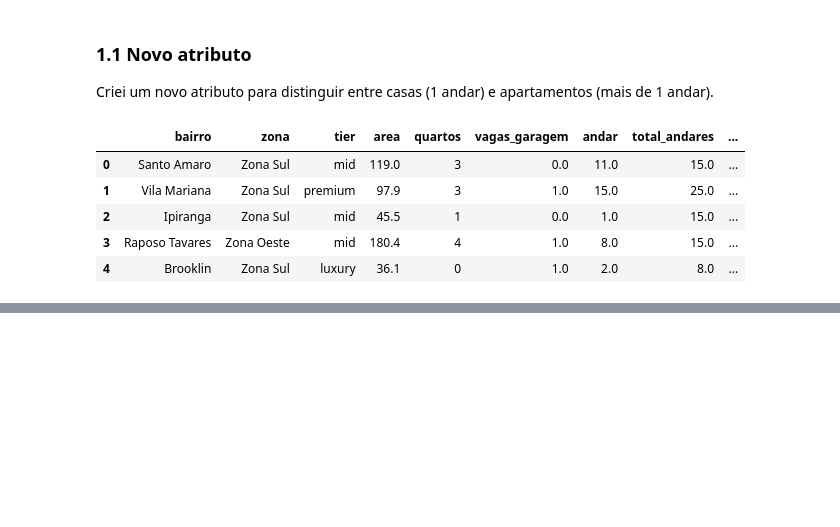
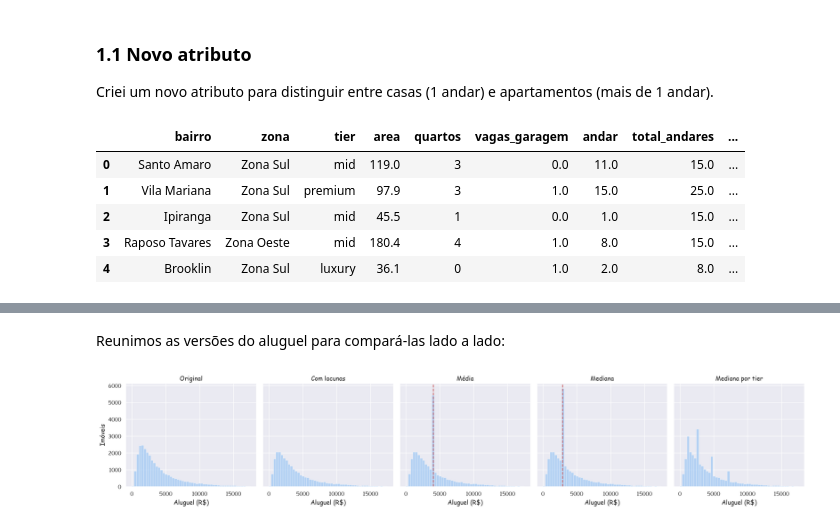
Before and after one commit to JoaoMAraujoJr/DataScience_2026.2, a Jupyter notebook: jupyters/Imputação e Normalização.ipynb, the cells around one changed output, grey strips where cells are left out. Saved outputs shown, nothing was run; the diff lists cells and outputs as text; code cells hidden in the pictures; blank space fills up the shorter version.

```diff
--- a/jupyters/Imputação e Normalização.ipynb
+++ b/jupyters/Imputação e Normalização.ipynb
@@ -82,0 +291,13 @@ imoveis_df.head()
+# %%
+# Imputação pela mediana de cada tier
+tier_based_median = (
+                    imoveis_missing.
+                    groupby("tier").
+                    agg(mediana_por_tier = ("aluguel_mensal","median"))
+                    )
+
+mediana_da_linha = imoveis_missing["tier"].map(tier_based_median["mediana_por_tier"]) # coluna da mediana por tier de todas as tuplas
+
+imoveis_input_por_tier = imoveis_missing.assign(aluguel_mensal=imoveis_missing["aluguel_mensal"].fillna(mediana_da_linha))
+
+imoveis_input_por_tier.head(10)
@@ -82,0 +316,46 @@ imoveis_df.head()
+# %% [markdown]
+Reunimos as versões do aluguel para compará-las lado a lado:
+# %%
+# Versões do aluguel a comparar
+rent_versions = {
+    "Original": imoveis_true.aluguel_mensal,
+    "Com lacunas": imoveis_missing.aluguel_mensal,
+    "Média": imoveis_missing.aluguel_mensal.fillna(rent_mean),
+    "Mediana": imoveis_missing.aluguel_mensal.fillna(rent_median),
+    "Mediana por tier": imoveis_input_por_tier.aluguel_mensal,
+}
+
+# Histograma de cada versão do aluguel
+fig, axes = plt.subplots(1, 5, figsize=(20, 4), sharey=True)
+
+limit = imoveis_true.aluguel_mensal.quantile(.99)
+
+for ax, (label, values) in zip(axes, rent_versions.items()):
+    sns.histplot(
+        values.dropna(),
+        bins=50,
+        binrange=(0, limit),
+        ax=ax,
+    )
+    ax.set(
+        title=label,
+        xlabel="Aluguel (R$)",
+        ylabel="Imóveis",
+    )
+    if label == "Média":
+        ax.axvline(
+            rent_mean,
+            color="#C44E52",
+            linestyle="--",
+        )
+    if label == "Mediana":
+        ax.axvline(
+            rent_median,
+            color="#C44E52",
+            linestyle="--",
+        )
+
+plt.tight_layout()
+plt.show()
+# %% [output]
+[figure, added]
```
Also changed, not shown: parts of 23 cells of this notebook.
